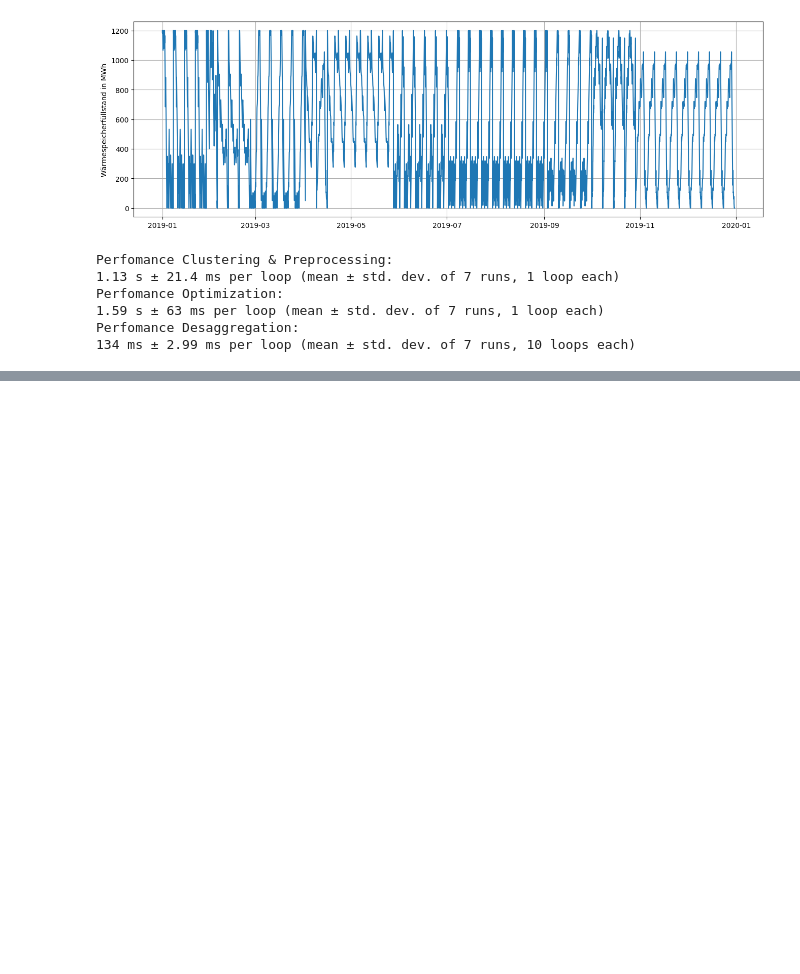
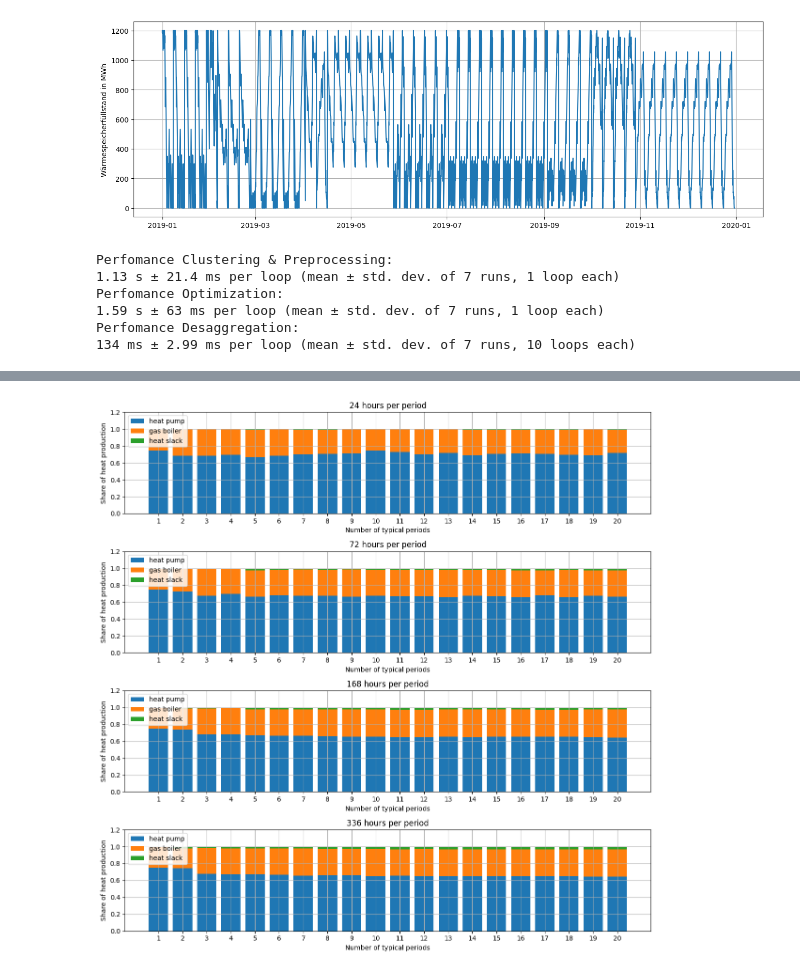
Before and after one commit to jfreissmann/oemof_solph_tsam_example, a Jupyter notebook: src/es_agg_in_one.ipynb, the cells around one changed output, grey strips where cells are left out. Saved outputs shown, nothing was run; the diff lists cells and outputs as text; code cells hidden in the pictures; blank space fills up the shorter version.

```diff
--- a/src/es_agg_in_one.ipynb
+++ b/src/es_agg_in_one.ipynb
@@ -361,0 +322,20 @@ plt.tight_layout()
+# %%
+nr_axs = len(hours_per_period)
+fig, ax = plt.subplots(nr_axs, 1, figsize=(12, 3*nr_axs))
+
+for i, hour_pp in enumerate(hours_per_period):
+    ax[i].bar(nr_periods, keyparams.loc[(nr_periods, hour_pp), 'hp_share'], label='heat pump')
+    ax[i].bar(nr_periods, keyparams.loc[(nr_periods, hour_pp), 'gb_share'], label='gas boiler', bottom=keyparams.loc[(nr_periods, hour_pp), 'hp_share'])
+    ax[i].bar(nr_periods, keyparams.loc[(nr_periods, hour_pp), 'slack_share'], label='heat slack', bottom=keyparams.loc[(nr_periods, hour_pp), 'hp_share']+keyparams.loc[(nr_periods, hour_pp), 'gb_share'])
+
+    ax[i].grid()
+    ax[i].set_ylim(0, 1.2)
+    ax[i].set_xticks(nr_periods, labels=nr_periods)
+    ax[i].set_title(f'{hour_pp} hours per period')
+    ax[i].set_xlabel('Number of typical periods')
+    ax[i].set_ylabel('Share of heat production')
+    ax[i].legend(loc='upper left')
+
+plt.tight_layout()
+# %% [output]
+[figure, added]
```
Also changed, not shown: parts of 2 cells of this notebook.
